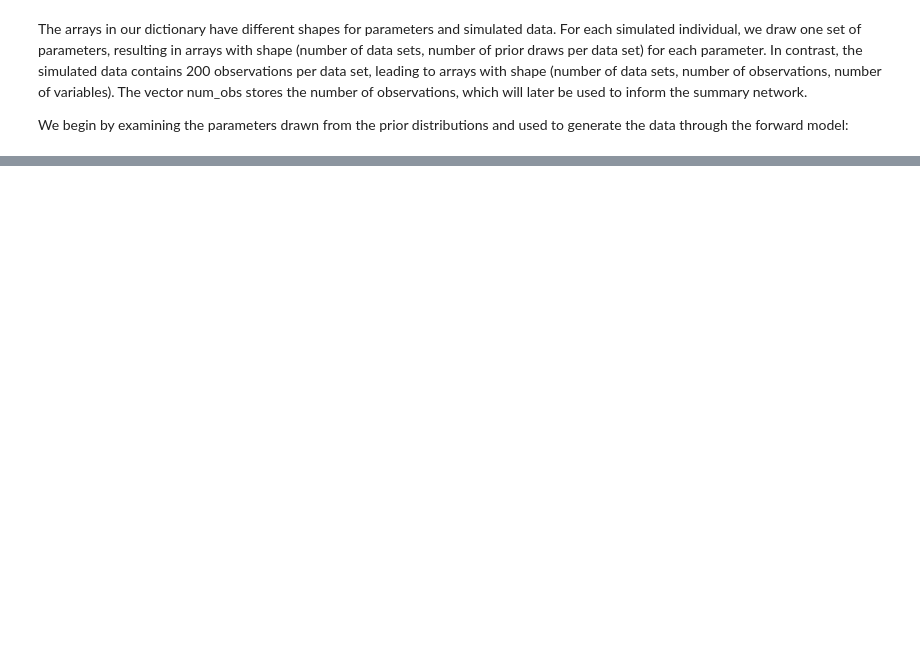
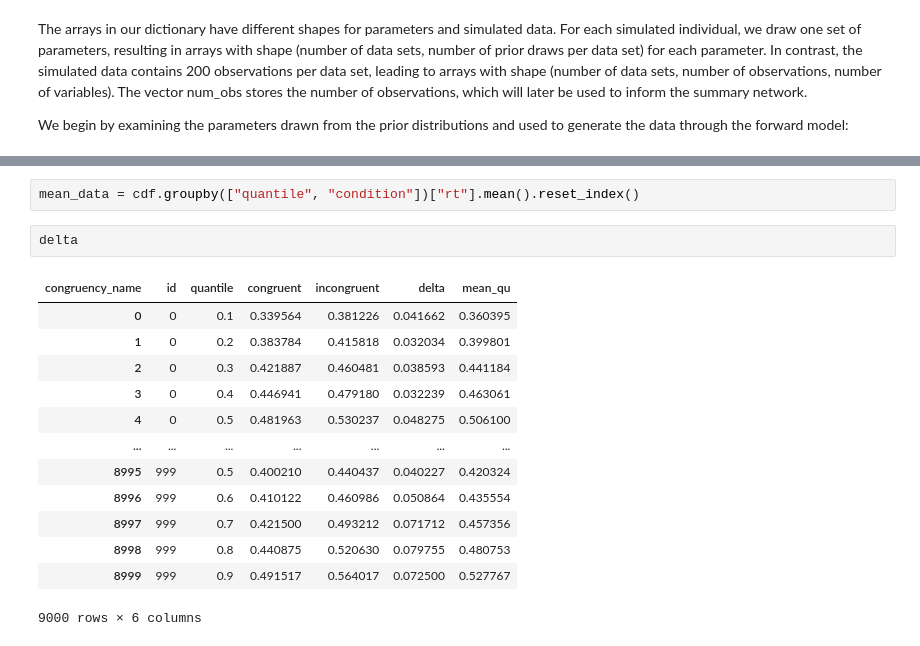
Before and after one commit to simschaefer/amortized-dmc, a Jupyter notebook: notebooks/dmc_introduction.ipynb, the cells around one changed output, grey strips where cells are left out. Saved outputs shown, nothing was run; the diff lists cells and outputs as text; blank space fills up the shorter version.

```diff
--- a/notebooks/dmc_introduction.ipynb
+++ b/notebooks/dmc_introduction.ipynb
@@ -243,0 +188,18 @@ for i, ax in enumerate(axes):
+# %%
+mean_data = cdf.groupby(["quantile", "condition"])["rt"].mean().reset_index()
+# %%
+delta
+# %% [output]
+| congruency_name | id | quantile | congruent | incongruent | delta | mean_qu |
+| 0 | 0 | 0.1 | 0.339564 | 0.381226 | 0.041662 | 0.360395 |
+| 1 | 0 | 0.2 | 0.383784 | 0.415818 | 0.032034 | 0.399801 |
+| 2 | 0 | 0.3 | 0.421887 | 0.460481 | 0.038593 | 0.441184 |
+| 3 | 0 | 0.4 | 0.446941 | 0.479180 | 0.032239 | 0.463061 |
+| 4 | 0 | 0.5 | 0.481963 | 0.530237 | 0.048275 | 0.506100 |
+| ... | ... | ... | ... | ... | ... | ... |
+| 8995 | 999 | 0.5 | 0.400210 | 0.440437 | 0.040227 | 0.420324 |
+| 8996 | 999 | 0.6 | 0.410122 | 0.460986 | 0.050864 | 0.435554 |
+| 8997 | 999 | 0.7 | 0.421500 | 0.493212 | 0.071712 | 0.457356 |
+| 8998 | 999 | 0.8 | 0.440875 | 0.520630 | 0.079755 | 0.480753 |
+| 8999 | 999 | 0.9 | 0.491517 | 0.564017 | 0.072500 | 0.527767 |
+9000 rows × 6 columns
```
Also changed, not shown: parts of 18 cells of this notebook.
